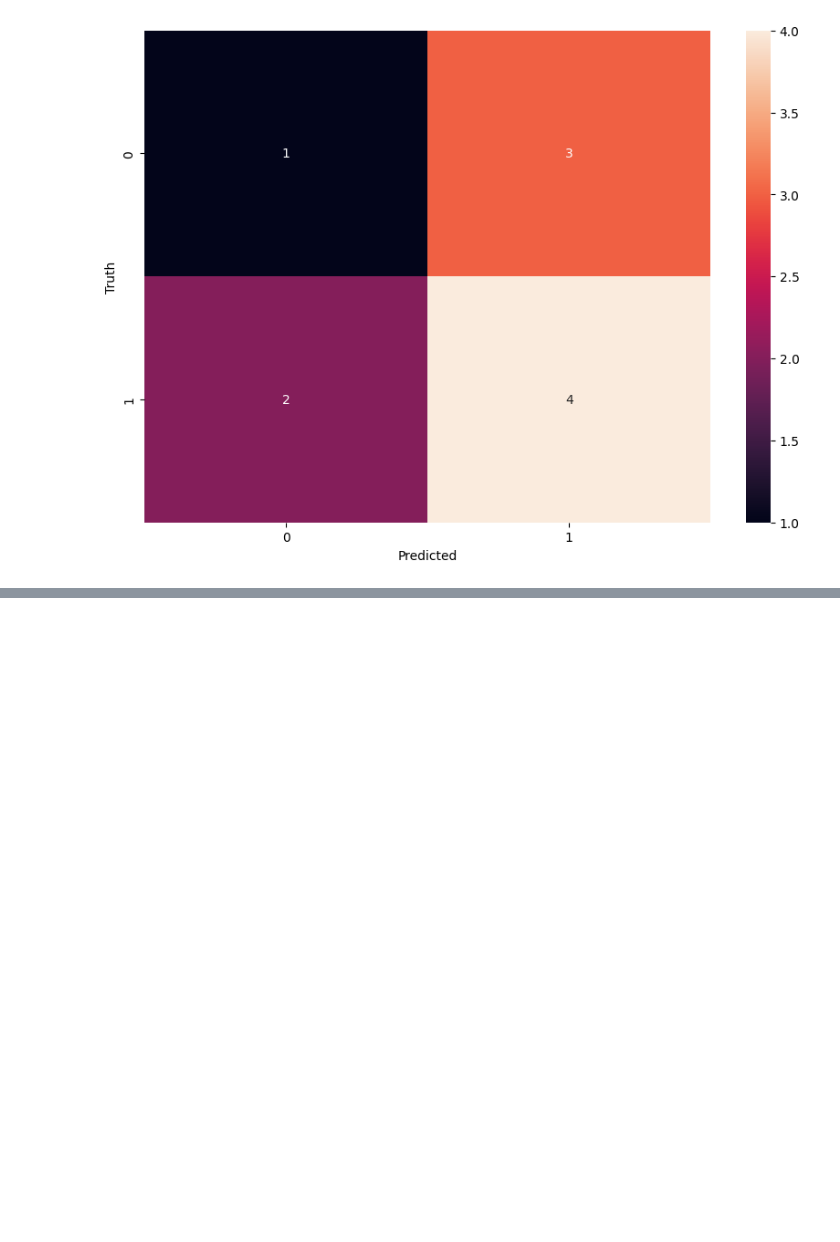
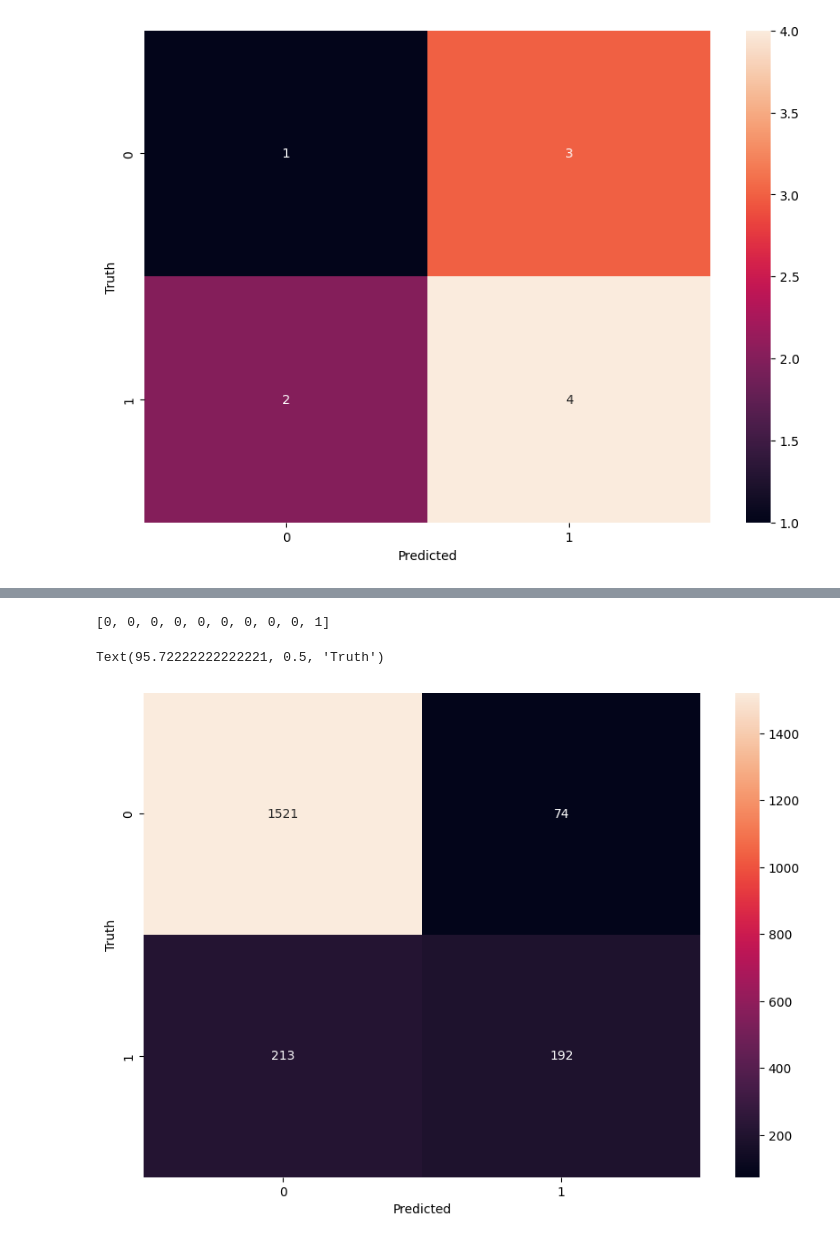
Before and after one commit to harshit-538/ML-DL, a Jupyter notebook: 5_customer_churn_prediction.ipynb, the cells around one changed output, grey strips where cells are left out. Saved outputs shown, nothing was run; the diff lists cells and outputs as text; code cells hidden in the pictures; blank space fills up the shorter version.

```diff
--- a/5_customer_churn_prediction.ipynb
+++ b/5_customer_churn_prediction.ipynb
@@ -503,0 +667,18 @@ Text(95.72222222222221, 0.5, 'Truth')
+# %%
+from sklearn.model_selection import train_test_split
+X_train,X_test,y_train,y_test = train_test_split(X,y,test_size=0.2,random_state=5)
+# %%
+model = keras.Sequential([
+    keras.layers.Dense(12,input_shape=(12,),activation='relu'),
+    keras.layers.Dense(6,activation='relu'),
+    keras.layers.Dense(3,activation='relu'),
+    keras.layers.Dense(1,activation='sigmoid')
+])
+
+model.compile(
+    optimizer='adam',
+    loss='binary_crossentropy',
+    metrics=['accuracy']
+)
+
+model.fit(X_train,y_train,epochs=100)
@@ -503,0 +709,2 @@ Text(95.72222222222221, 0.5, 'Truth')
+# %%
+y_pred = model.predict(X_test)
@@ -503,0 +713,2 @@ Text(95.72222222222221, 0.5, 'Truth')
+# %%
+yp = [(1 if i>0.5 else 0) for i in y_pred]
@@ -503,0 +730,16 @@ Text(95.72222222222221, 0.5, 'Truth')
+# %%
+yp[:10]
+# %% [output]
+[0, 0, 0, 0, 0, 0, 0, 0, 0, 1]
+# %%
+from matplotlib import pyplot as plt
+import seaborn as sn
+cm = tf.math.confusion_matrix(labels=y_test,predictions=yp)
+
+plt.figure(figsize=(10,7))
+sn.heatmap(cm,annot=True,fmt='d')
+plt.xlabel('Predicted')
+plt.ylabel('Truth')
+# %% [output]
+Text(95.72222222222221, 0.5, 'Truth')
+[figure, added]
```
Also changed, not shown: parts of 22 cells of this notebook.
